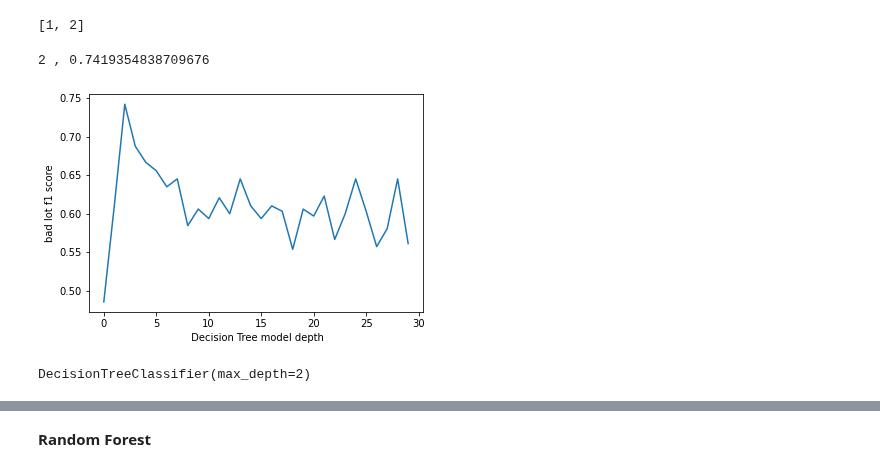
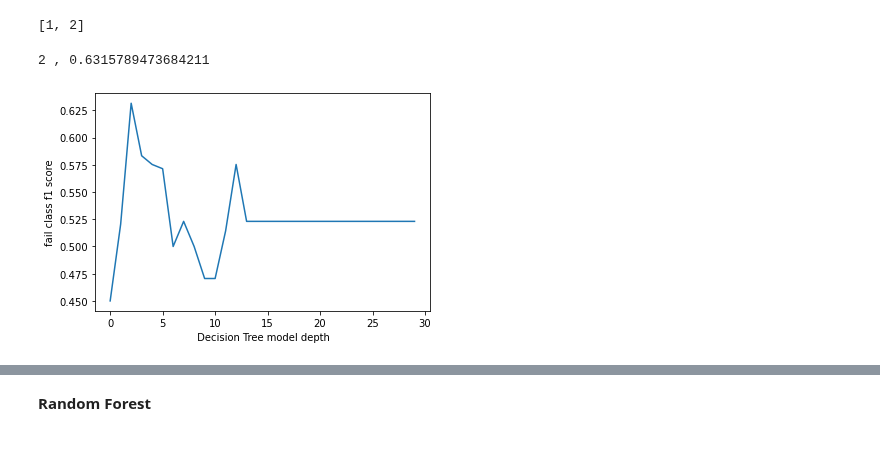
Before and after one commit to divtummala/springboard, a Jupyter notebook: Capstone/EquipmentDataFinal/semiTool.ipynb, the cells around one changed output, grey strips where cells are left out. Cells and saved outputs as stored; diff of their text form; code cells hidden in the pictures.

```diff
--- a/Capstone/EquipmentDataFinal/semiTool.ipynb
+++ b/Capstone/EquipmentDataFinal/semiTool.ipynb
@@ -335,5 +374,5 @@ weighted avg       0.85      0.86      0.85       776
 # %% [markdown]
 **Feature Engineering** - **Dummy Encoding lots**
 # %%
-data_lot_encoded = pd.get_dummies(data, columns=['lot'])
+data_encoded = pd.get_dummies(data, columns=['lot', 'wafer'])
 # %%
@@ -344,11 +398,11 @@ data_lot_encoded.head();
 # %%
-data_lot_encoded.columns;
+data_encoded.columns;
 
 targets = ['response', 'class']
-features = list(set(data_lot_encoded.columns)-set(target_list))
+features = list(set(data_encoded.columns)-set(target_list))
 # %%
-X = data_lot_encoded[features]
-y = data_lot_encoded['class']
+X = data_encoded[features]
+y = data_encoded['class']
 # %%
 print(X.shape, y.shape)
 X.sample(3)
@@ -412,14 +466,9 @@ for depth in np.arange(1,31):
 # %%
 plt.plot(np.arange(len(fail_f1_score)), fail_f1_score)
 plt.xlabel(' Decision Tree model depth', size=10)
-plt.ylabel('bad lot f1 score', size=10)
+plt.ylabel('fail class f1 score', size=10)
 print(fail_f1_score.index(max(fail_f1_score)), ',', max(fail_f1_score))
 best_depth = fail_f1_score.index(max(fail_f1_score))
 # %% [output]
-2 , 0.7419354838709676
+2 , 0.6315789473684211
-[figure, old version]
+[figure, new version]
-# %%
-decision_tree = tree.DecisionTreeClassifier(max_depth=best_depth)
-decision_tree.fit(X_train, y_train)
-# %% [output]
-DecisionTreeClassifier(max_depth=2)
```
Also changed, not shown: parts of 30 cells of this notebook.
